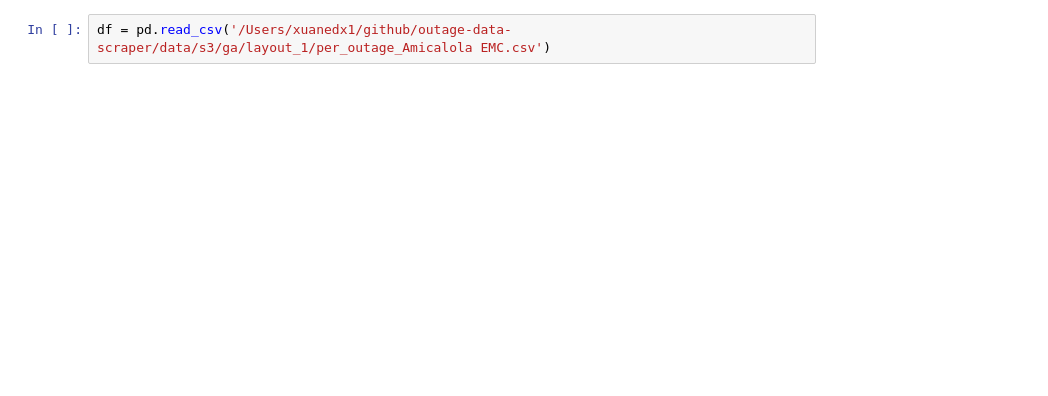
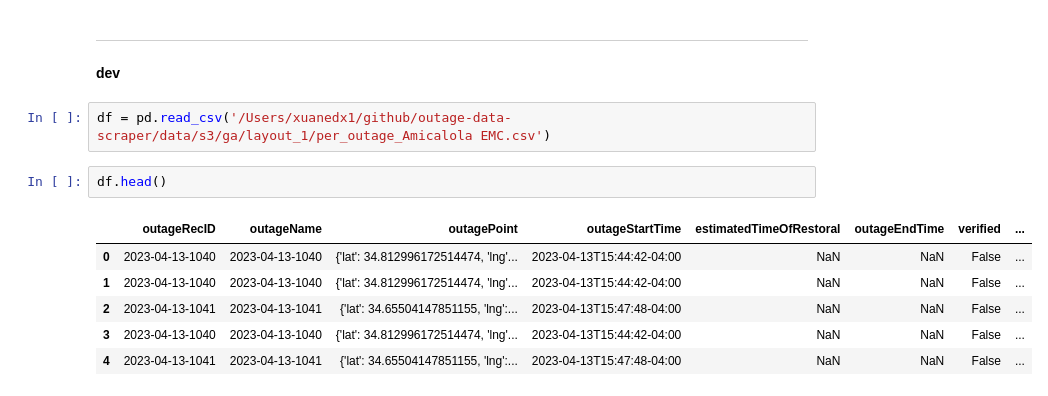
Before and after one commit to Urban-Research-Group/outage-data-scraper, a Jupyter notebook: scripts/ga_1_tx_8.ipynb, the cells around one changed output. Drawn from its saved outputs; the diff is of its cells as text; blank space fills up the shorter version.

```diff
--- a/scripts/ga_1_tx_8.ipynb
+++ b/scripts/ga_1_tx_8.ipynb
@@ -12,2 +186,14 @@ ga_zip_county_map = zip_county.set_index('Zip Code')['County'].to_dict()
+# %% [markdown]
+------
+**dev**
 # %%
 df = pd.read_csv('/Users/xuanedx1/github/outage-data-scraper/data/s3/ga/layout_1/per_outage_Amicalola EMC.csv')
+# %%
+df.head()
+# %% [output]
+|  | outageRecID | outageName | outagePoint | outageStartTime | estimatedTimeOfRestoral | outageEndTime | verified | ... |
+| 0 | 2023-04-13-1040 | 2023-04-13-1040 | {'lat': 34.812996172514474, 'lng'... | 2023-04-13T15:44:42-04:00 | NaN | NaN | False | ... |
+| 1 | 2023-04-13-1040 | 2023-04-13-1040 | {'lat': 34.812996172514474, 'lng'... | 2023-04-13T15:44:42-04:00 | NaN | NaN | False | ... |
+| 2 | 2023-04-13-1041 | 2023-04-13-1041 | {'lat': 34.65504147851155, 'lng':... | 2023-04-13T15:47:48-04:00 | NaN | NaN | False | ... |
+| 3 | 2023-04-13-1040 | 2023-04-13-1040 | {'lat': 34.812996172514474, 'lng'... | 2023-04-13T15:44:42-04:00 | NaN | NaN | False | ... |
+| 4 | 2023-04-13-1041 | 2023-04-13-1041 | {'lat': 34.65504147851155, 'lng':... | 2023-04-13T15:47:48-04:00 | NaN | NaN | False | ... |
```
Also changed, not shown: parts of 19 cells of this notebook, 5 other files.
